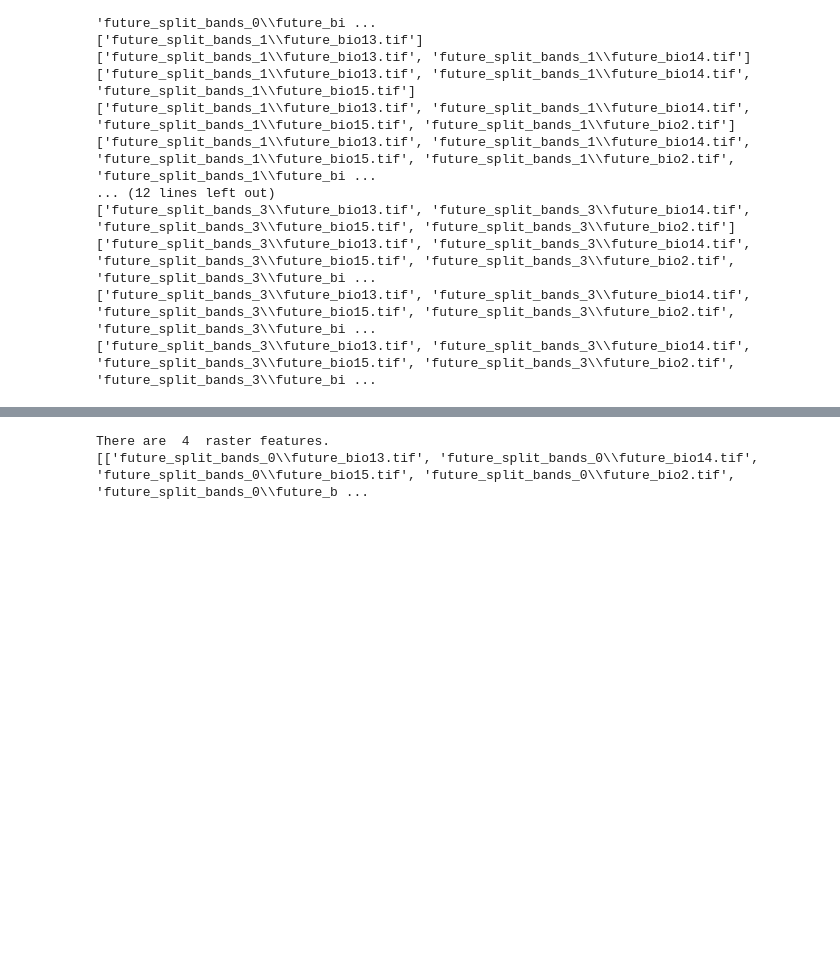
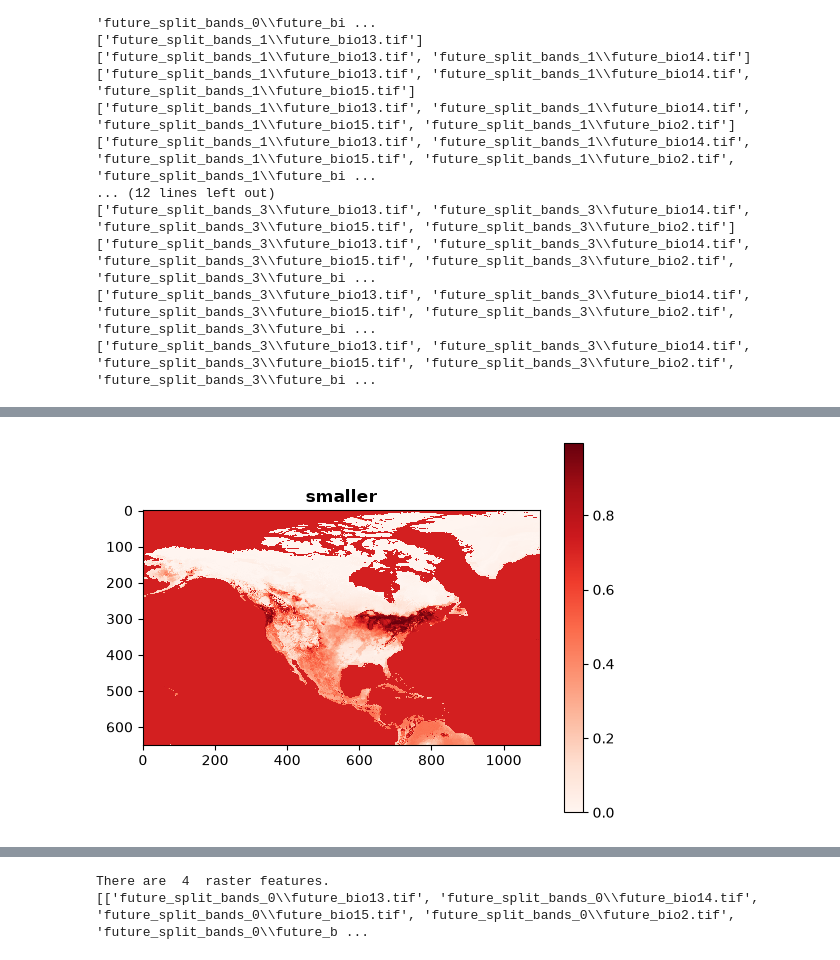
Before and after one commit to stacyc2449/wwf-sdm, a Jupyter notebook: sdm_notebook.ipynb, the cells around one changed output, grey strips where cells are left out. Cells and saved outputs as stored; diff of their text form; code cells hidden in the pictures; blank space fills up the shorter version.

```diff
--- a/sdm_notebook.ipynb
+++ b/sdm_notebook.ipynb
@@ -597,2 +594,4 @@ plotit(distr_rf_585, "NCR Range, averaged585", cmap="Greens")
 # %%
-plotit(distr_rf_245[50:700, 100:1200], "smaller", cmap="Reds")
+plotit(distr_rf_585[50:700, 100:1200], "smaller", cmap="Reds")
+# %% [output]
+[figure, added]
```
Also changed, not shown: parts of 14 cells of this notebook, 8 other files.
